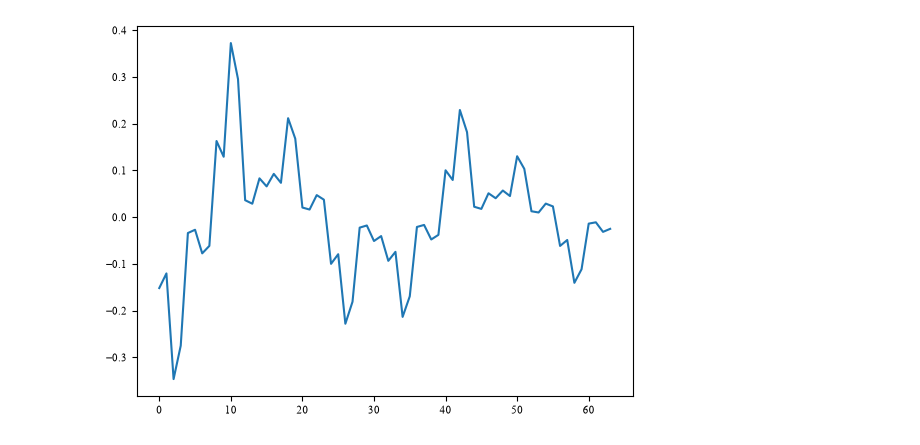
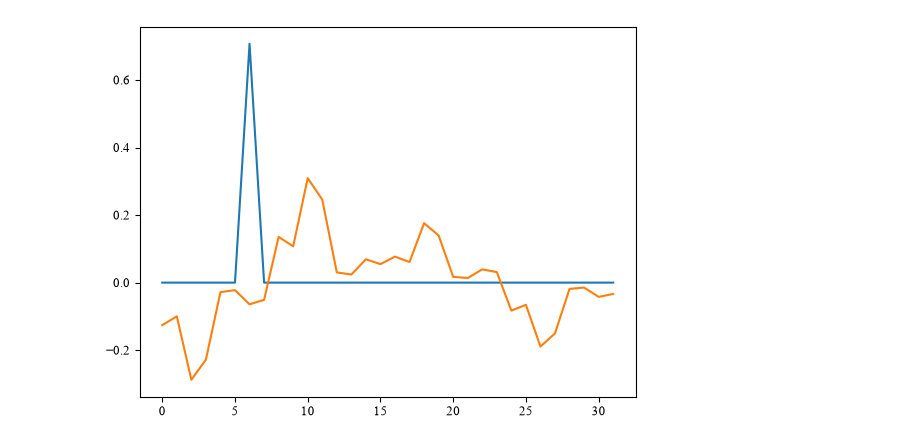
Before and after one commit to ollpu/quantum-fir, a Jupyter notebook: filter.ipynb, the cells around one changed output. Saved outputs shown, nothing was run; the diff lists cells and outputs as text; code cells hidden in the pictures.

```diff
--- a/filter.ipynb
+++ b/filter.ipynb
@@ -57,13 +69,26 @@ def fir_circ_real(circ: QuantumCircuit, b_reg, q_reg, theta, proj_delay: int):
         apply_on_buffer(circ, b_reg, q_reg, RYGate(theta[i]), 0)
 
     delay_gate(circ, b_reg, q_reg, 0, '1', delay=proj_delay, buffer=order+1)
+
+simulator = AerSimulator(method="statevector")
+pass_manager = generate_preset_pass_manager(0, simulator)
+
+def aer_get_statevector(circ: QuantumCircuit):
+    global simulator, pass_manager
+    circ_transp = pass_manager.run(circ)
+    circ_transp.save_statevector()
+
+    result = simulator.run(circ_transp, shots=0).result()
+    return result.get_statevector()
 # %%
 # Buffer register (add more qubits to support higher-order filter)
-b_reg = QuantumRegister(3, "buf")
+b_reg = QuantumRegister(4, "buf")
 # Data register (more qubits for longer signal)
-q_reg = QuantumRegister(6, "q")
+q_reg = QuantumRegister(5, "q")
+# Instance register (two separate signal & filter instances)
+inst_reg = QuantumRegister(1, "inst")
 
-fir_circ = QuantumCircuit(b_reg, q_reg)
+fir_circ = QuantumCircuit(b_reg, q_reg, inst_reg)
 
 fir_circ_real(fir_circ, b_reg, q_reg, theta, 2**len(q_reg))
 
@@ -73,29 +98,36 @@ fir_circ.draw("mpl", scale=0.6)
 # %%
-# Prepare a signal in buffer -1
+# Prepare a signal in buffer -1 for both instances
 
-prepare = QuantumCircuit(b_reg, q_reg)
+prepare = QuantumCircuit(b_reg, q_reg, inst_reg)
 
-# Select buffer 0b111..
+# Split energy between instances
+prepare.h(inst_reg)
+
+# Select buffer 0b11..1
 prepare.x(b_reg)
 
+# Instance 0: Impulse at sample 6 = 0b110
+prepare.cx(inst_reg, [q_reg[2], q_reg[1]], ctrl_state='0')
+# # Step function
+# prepare.ch(inst_reg, q_reg[:-1], ctrl_state='0')
+
+# Instance 1: Random Ry gates for "fractal" signal
 np.random.seed(72)
 for q in q_reg:
-    prepare.ry(np.random.uniform(-2*np.pi, 2*np.pi), q)
+    prepare.cry(np.random.uniform(-2*np.pi, 2*np.pi), inst_reg, q, ctrl_state='1')
 
-# Uniform superposition
-# prepare.h(q_reg)
-# Make a square wave
-# prepare.z(q_reg[0])
 
 prepare.draw("mpl", scale=0.6)
 
-st = Statevector.from_circuit(prepare)
+st = aer_get_statevector(prepare)
 
 stride = 2**len(b_reg)
-signal_x = st.data[stride-1::stride]
+data = st.data[stride-1::stride]
+signal_x = np.real(np.reshape(data, (2**len(inst_reg), -1)))
 
-plt.plot(np.real(signal_x))
+plt.plot(signal_x[0])
+plt.plot(signal_x[1])
 plt.show()
 # %% [output]
-[figure, old version]
+[figure, new version]
 # %%
```
Also changed, not shown: parts of 8 cells of this notebook, 4 other files.
